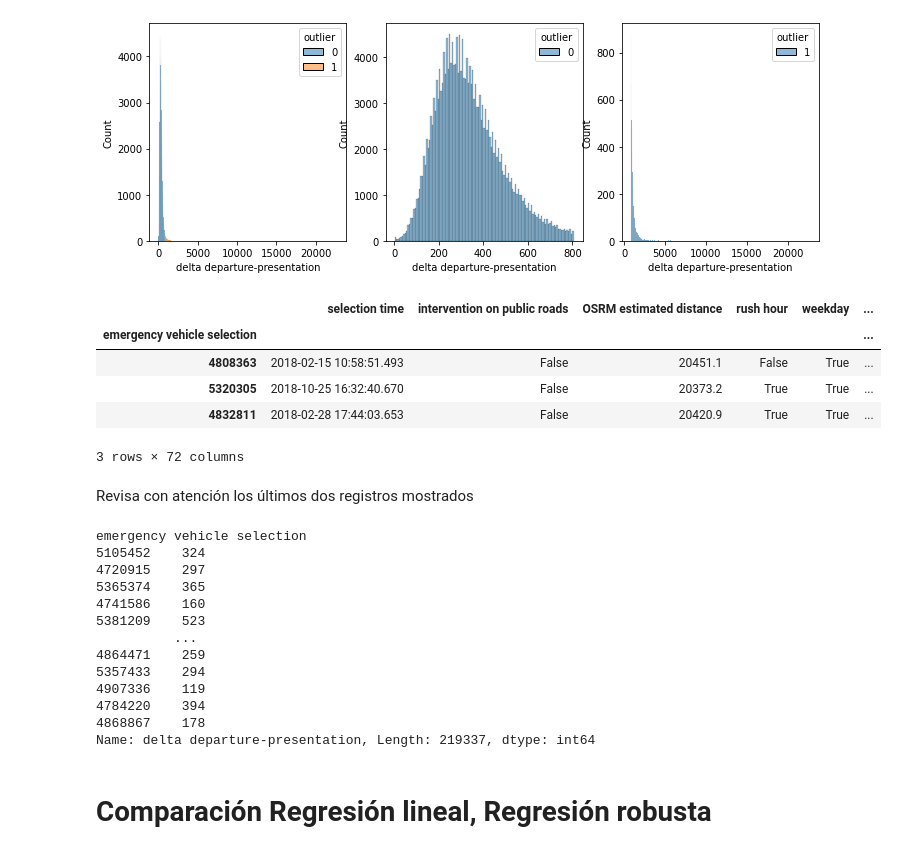
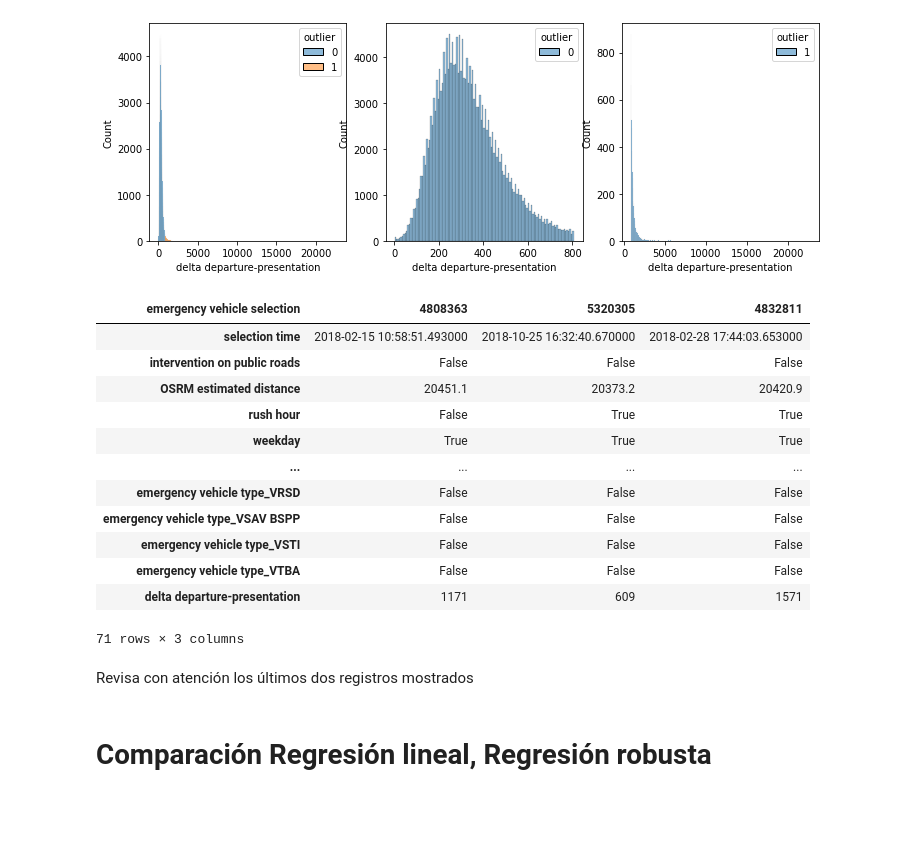
Before and after one commit to AnIsAsPe/Regresion-Robusta-para-estimar-tiempo-de-respuesta-de-un-servicio-de-emergencia, a Jupyter notebook: Notebooks/1_Response_time_Paris_Fire_Brigade_2022.ipynb, the cells around one changed output. Cells and saved outputs as stored; diff of their text form; code cells hidden in the pictures; blank space fills up the shorter version.

```diff
--- a/Notebooks/1_Response_time_Paris_Fire_Brigade_2022.ipynb
+++ b/Notebooks/1_Response_time_Paris_Fire_Brigade_2022.ipynb
@@ -676,32 +691,23 @@ plt.show()
 [figure]
 # %%
 seleccion = ((df['OSRM estimated distance']>20350) & (df['OSRM estimated distance']<20500))
-df[seleccion]
+df[seleccion].T
 # %% [output]
-|  | selection time | intervention on public roads | OSRM estimated distance | rush hour | weekday | ... |
-| emergency vehicle selection |  |  |  |  |  | ... |
-| 4808363 | 2018-02-15 10:58:51.493 | False | 20451.1 | False | True | ... |
-| 5320305 | 2018-10-25 16:32:40.670 | False | 20373.2 | True | True | ... |
-| 4832811 | 2018-02-28 17:44:03.653 | False | 20420.9 | True | True | ... |
+| emergency vehicle selection | 4808363 | 5320305 | 4832811 |
+| selection time | 2018-02-15 10:58:51.493000 | 2018-10-25 16:32:40.670000 | 2018-02-28 17:44:03.653000 |
+| intervention on public roads | False | False | False |
+| OSRM estimated distance | 20451.1 | 20373.2 | 20420.9 |
+| rush hour | False | True | True |
+| weekday | True | True | True |
+| ... | ... | ... | ... |
+| emergency vehicle type_VRSD | False | False | False |
+| emergency vehicle type_VSAV BSPP | False | False | False |
+| emergency vehicle type_VSTI | False | False | False |
+| emergency vehicle type_VTBA | False | False | False |
+| delta departure-presentation | 1171 | 609 | 1571 |
-3 rows × 72 columns
+71 rows × 3 columns
 # %% [markdown]
 Revisa con atención los últimos dos registros mostrados
-# %%
-Y
-# %% [output]
-emergency vehicle selection
-5105452    324
-4720915    297
-5365374    365
-4741586    160
-5381209    523
-          ...
-4864471    259
-5357433    294
-4907336    119
-4784220    394
-4868867    178
-Name: delta departure-presentation, Length: 219337, dtype: int64
 # %% [markdown]
 # Comparación Regresión lineal, Regresión robusta
 # %%
```
Also changed, not shown: parts of 15 cells of this notebook.
